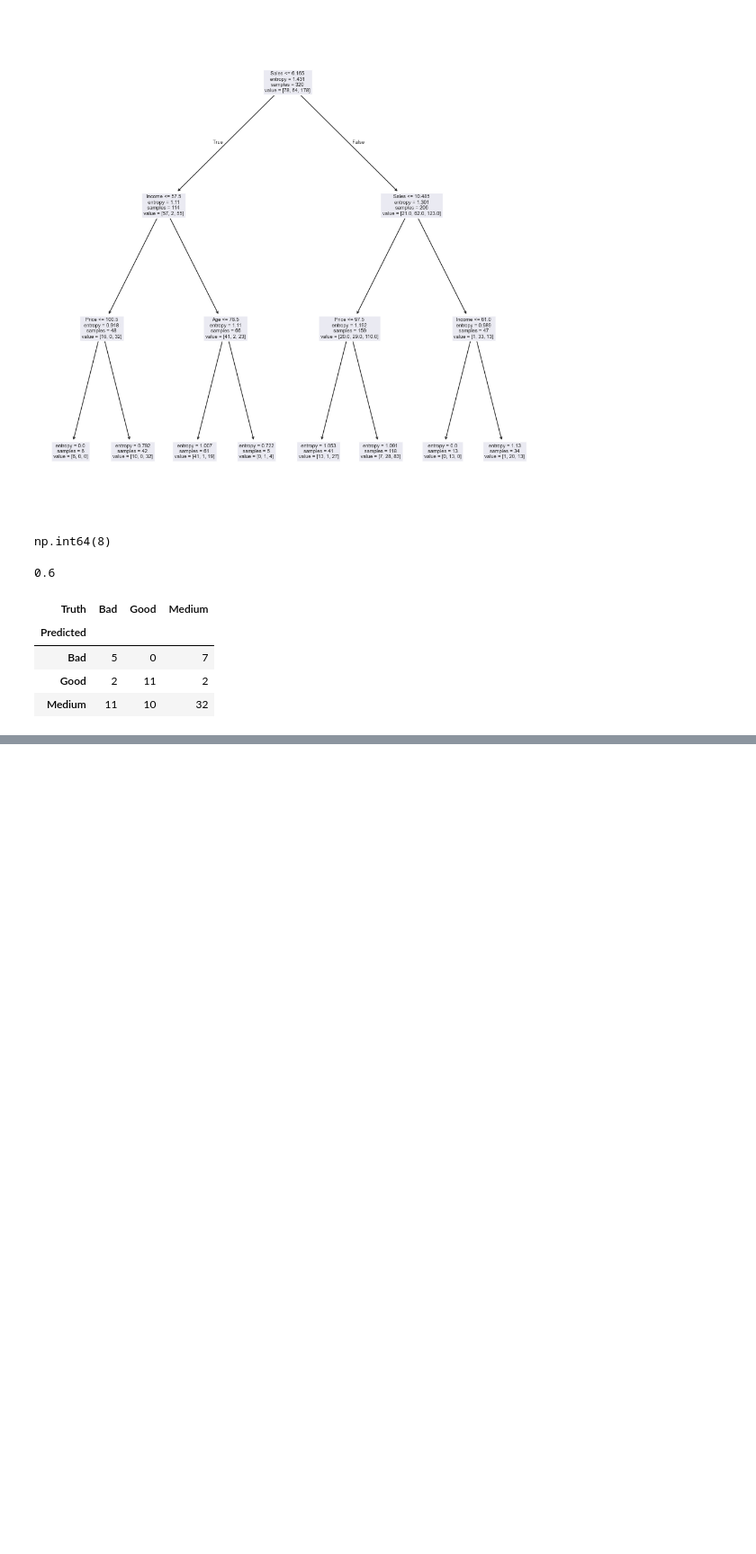
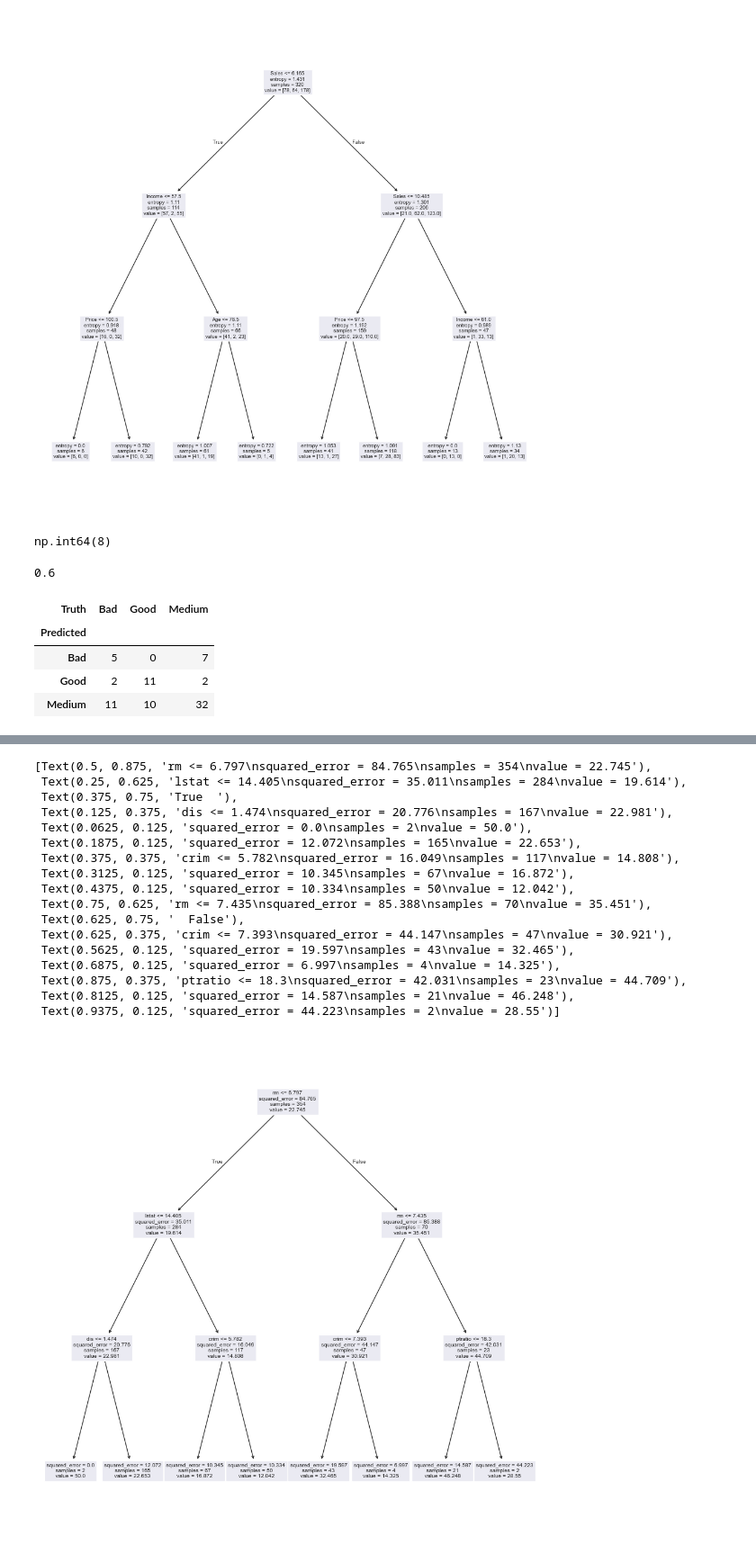
Before and after one commit to CameronOldweiler/DataProjects, a Jupyter notebook: Chapter8Lab.ipynb, the cells around one changed output, grey strips where cells are left out. Shown at 90% size. Cells and saved outputs as stored; diff of their text form; code cells hidden in the pictures; blank space fills up the shorter version.

```diff
--- a/Chapter8Lab.ipynb
+++ b/Chapter8Lab.ipynb
@@ -285,0 +293,9 @@ My pruned tree to try and predict the shelve location of a carseat had a test er
+# %%
+# First we split the data into training and testing datasets and fit the tree to the training data. Here we will use a 70/30 split for the train/test datasets.
+(X_train,
+ X_test,
+ y_train,
+ y_test) = skm.train_test_split(X,
+                                Boston['medv'],
+                                test_size = 0.3,
+                                random_state = 0)
@@ -285,0 +317,37 @@ My pruned tree to try and predict the shelve location of a carseat had a test er
+# %%
+# Now we can use cross-validation to determine the optimal tree size
+ccp_path = reg.cost_complexity_pruning_path(X_train, y_train)
+kfold = skm.KFold(5,
+                  shuffle = True,
+                  random_state = 10)
+grid = skm.GridSearchCV(reg,
+                        {'ccp_alpha': ccp_path.ccp_alphas},
+                        refit = True,
+                        cv = kfold,
+                        scoring = 'neg_mean_squared_error',)
+G = grid.fit(X_train, y_train)
+# %%
+ax = subplots(figsize = (12, 12))[1]
+best_ = grid.best_estimator_
+plot_tree(best_,
+          feature_names = feature_names,
+          ax = ax)
+# %% [output]
+[Text(0.5, 0.875, 'rm <= 6.797\nsquared_error = 84.765\nsamples = 354\nvalue = 22.745'),
+ Text(0.25, 0.625, 'lstat <= 14.405\nsquared_error = 35.011\nsamples = 284\nvalue = 19.614'),
+ Text(0.375, 0.75, 'True  '),
+ Text(0.125, 0.375, 'dis <= 1.474\nsquared_error = 20.776\nsamples = 167\nvalue = 22.981'),
+ Text(0.0625, 0.125, 'squared_error = 0.0\nsamples = 2\nvalue = 50.0'),
+ Text(0.1875, 0.125, 'squared_error = 12.072\nsamples = 165\nvalue = 22.653'),
+ Text(0.375, 0.375, 'crim <= 5.782\nsquared_error = 16.049\nsamples = 117\nvalue = 14.808'),
+ Text(0.3125, 0.125, 'squared_error = 10.345\nsamples = 67\nvalue = 16.872'),
+ Text(0.4375, 0.125, 'squared_error = 10.334\nsamples = 50\nvalue = 12.042'),
+ Text(0.75, 0.625, 'rm <= 7.435\nsquared_error = 85.388\nsamples = 70\nvalue = 35.451'),
+ Text(0.625, 0.75, '  False'),
+ Text(0.625, 0.375, 'crim <= 7.393\nsquared_error = 44.147\nsamples = 47\nvalue = 30.921'),
+ Text(0.5625, 0.125, 'squared_error = 19.597\nsamples = 43\nvalue = 32.465'),
+ Text(0.6875, 0.125, 'squared_error = 6.997\nsamples = 4\nvalue = 14.325'),
+ Text(0.875, 0.375, 'ptratio <= 18.3\nsquared_error = 42.031\nsamples = 23\nvalue = 44.709'),
+ Text(0.8125, 0.125, 'squared_error = 14.587\nsamples = 21\nvalue = 46.248'),
+ Text(0.9375, 0.125, 'squared_error = 44.223\nsamples = 2\nvalue = 28.55')]
+[figure, added]
```
Also changed, not shown: parts of 4 cells of this notebook.
